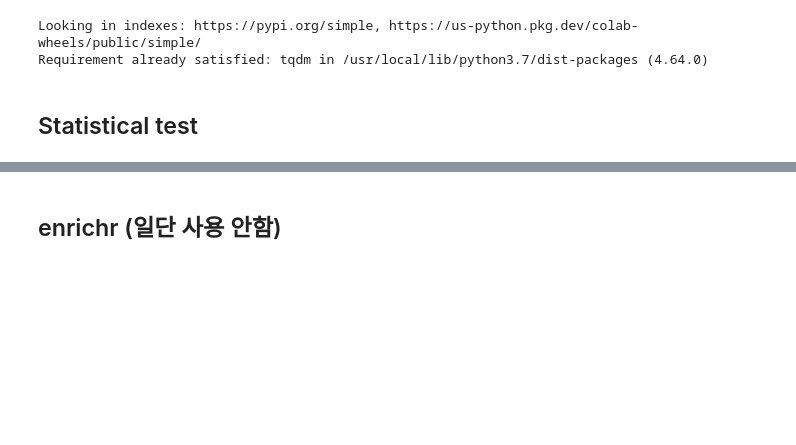
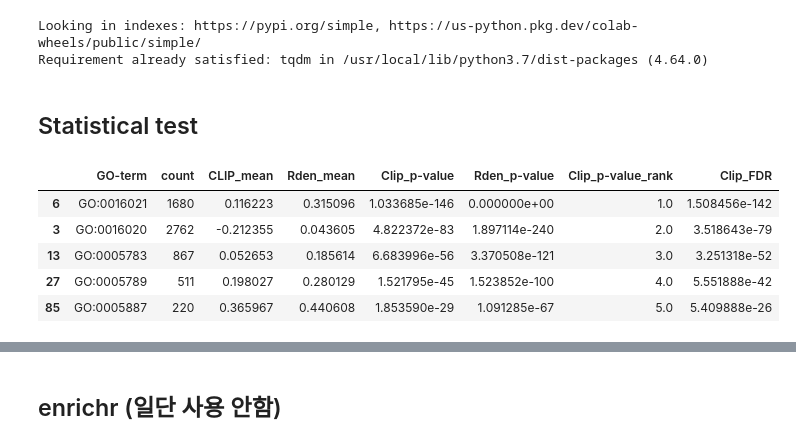
Before and after one commit to dong-gi-jang/binfo, a Jupyter notebook: Free 2/Free2_Fig5A.ipynb, the cells around one changed output, grey strips where cells are left out. Cells and saved outputs as stored; diff of their text form; code cells hidden in the pictures; blank space fills up the shorter version.

```diff
--- a/Free 2/Free2_Fig5A.ipynb
+++ b/Free 2/Free2_Fig5A.ipynb
@@ -305,5 +288,8 @@ stat_result_rdenp_sorted = stat_result.sort_values('Rden_p-value')
+# %%
+# Clip enrichment p-value -> FDR  위해, 오름차순 정렬
+stat_result_clipp_sorted = stat_result.sort_values('Clip_p-value')
 # %%
 # p-value 같은 값 있어도, 다음 rank는 1만 증가시키는 방법(dense) 이용?
 # https://stats.stackexchange.com/questions/18872/how-to-deal-with-identical-p-values-with-the-benjamini-hochberg-method-for-corre
-stat_result_rdenp_sorted['Rden_p-value_rank'] = stat_result_rdenp_sorted['Rden_p-value'].rank(method='dense')
+stat_result_clipp_sorted['Clip_p-value_rank'] = stat_result_clipp_sorted['Clip_p-value'].rank(method='dense')
 # %%
@@ -324,3 +310,11 @@ stat_result_rdenp_sorted.to_csv('./total_result_fdr.csv')
 # %%
 # FDR 0.05 cutoff
-stat_result_fdr = stat_result_rdenp_sorted[stat_result_rdenp_sorted['Rden_FDR']<0.05]
+stat_result_fdr = stat_result_clipp_sorted[stat_result_clipp_sorted['Clip_FDR']<0.05]
+stat_result_fdr.head()
+# %% [output]
+|  | GO-term | count | CLIP_mean | Rden_mean | Clip_p-value | Rden_p-value | Clip_p-value_rank | Clip_FDR |
+| 6 | GO:0016021 | 1680 | 0.116223 | 0.315096 | 1.033685e-146 | 0.000000e+00 | 1.0 | 1.508456e-142 |
+| 3 | GO:0016020 | 2762 | -0.212355 | 0.043605 | 4.822372e-83 | 1.897114e-240 | 2.0 | 3.518643e-79 |
+| 13 | GO:0005783 | 867 | 0.052653 | 0.185614 | 6.683996e-56 | 3.370508e-121 | 3.0 | 3.251318e-52 |
+| 27 | GO:0005789 | 511 | 0.198027 | 0.280129 | 1.521795e-45 | 1.523852e-100 | 4.0 | 5.551888e-42 |
+| 85 | GO:0005887 | 220 | 0.365967 | 0.440608 | 1.853590e-29 | 1.091285e-67 | 5.0 | 5.409888e-26 |
```
Also changed, not shown: parts of 39 cells of this notebook.
